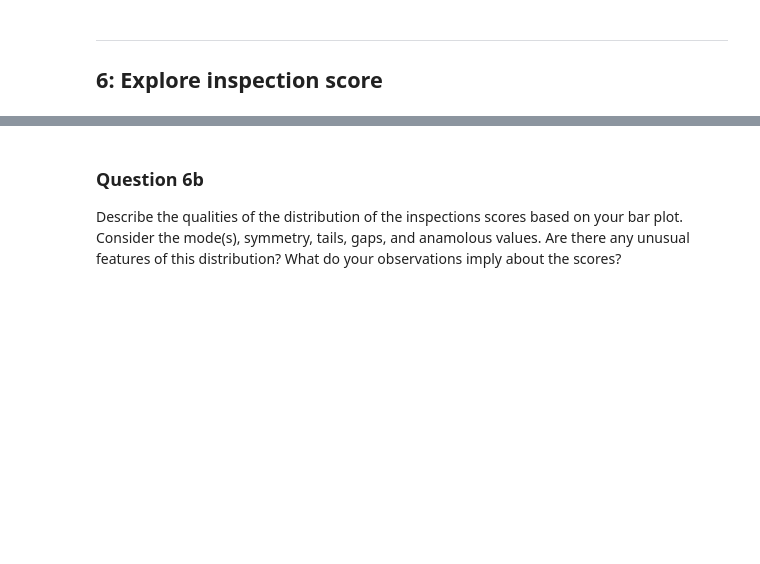
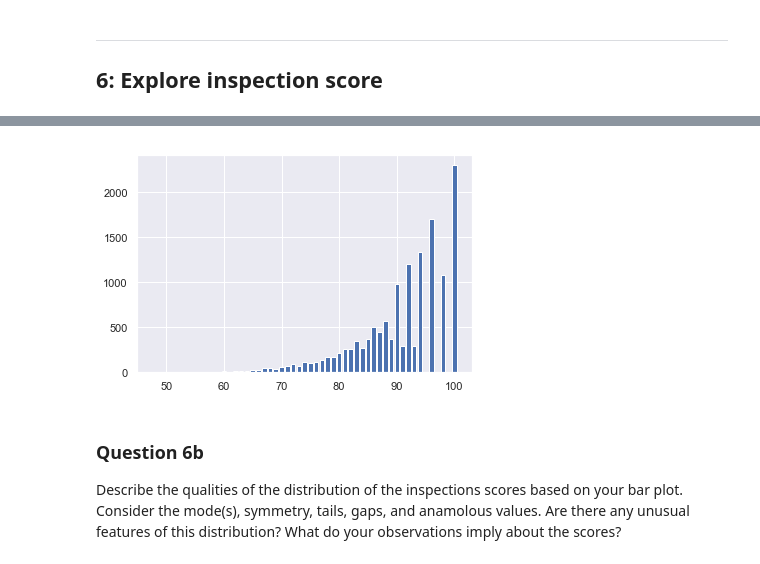
Before and after one commit to lasttillend/DS100, a Jupyter notebook: hw/hw1/hw1.ipynb, the cells around one changed output, grey strips where cells are left out. Cells and saved outputs as stored; diff of their text form; code cells hidden in the pictures; blank space fills up the shorter version.

```diff
--- a/hw/hw1/hw1.ipynb
+++ b/hw/hw1/hw1.ipynb
@@ -176,11 +180,15 @@ When you ran the code above, nothing gets printed. However, this code should hav
 What we see when we opened the file above is good news! It looks like this file is indeed a csv file. Let's check the other three files. This time, rather than opening up the files manually, let's use Python to print out the first 5 lines of each. The `ds100_utils` library has a method called `head` that will allow you to retrieve the first N lines of a file as a list. For example `ds100_utils.head('data/legend.csv', 5)` will return the first 5 lines of "data/legend.csv". Try using this function to print out the first 5 lines of all four files that we just extracted from the zipfile.
 # %%
 # YOUR CODE HERE
-filepath = "./data"
-for file in os.listdir(filepath):
-    print(file)
-    first_5 = ds100_utils.head(os.path.join(filepath, file), 5)
-    for line in first_5:
+dir_path = "./data"
+
+## os.listdir(dir_path) will return a list of all the files in that directory
+for f in os.listdir(dir_path):
+    print(f)
+    file_path = os.path.join(dir_path, f)  ## build the full path filename
+    first_five_lines_in_file = ds100_utils.head(filename = file_path, lines = 5)
+    for line in first_five_lines_in_file:
         print(line)
     print()
+
 # raise NotImplementedError()
@@ -191,15 +217,10 @@ Based on the above information, let's attempt to load `businesses.csv`, `inspect
 
 *Note:* Because of character encoding issues one of the files (`bus`) will require an additional argument `encoding='ISO-8859-1'` when calling `pd.read_csv`.
 # %%
-# path to directory containing data
-dsDir = Path('data')
-
-# Make sure to use these names
-bus = pd.read_csv(os.path.join(dsDir, "businesses.csv"), encoding='ISO-8859-1')
-ins = pd.read_csv(os.path.join(dsDir, "inspections.csv"))
-vio = pd.read_csv(os.path.join(dsDir, "violations.csv"))
-
 # YOUR CODE HERE
+bus = pd.read_csv(os.path.join(dir_path, "businesses.csv"), encoding = 'ISO-8859-1')
+ins = pd.read_csv(os.path.join(dir_path, "inspections.csv"))
+vio = pd.read_csv(os.path.join(dir_path, "violations.csv"))
 # raise NotImplementedError()
 # %% [markdown]
 Now that you've read in the files, let's try some `pd.DataFrame` methods.
@@ -704,13 +992,15 @@ Then make a bar plot of these counts. It should look like the image below. It do
 
 <img src="hist.png" width=400>
 # %%
-scoreCts = ins.score.value_counts()
+scoreCts = ins["score"].value_counts()
 plt.bar(scoreCts.index, scoreCts.values)
 
 # YOUR CODE HERE
 # raise NotImplementedError()
 
 plt.show()
+# %% [output]
+[figure, added]
 # %% [markdown]
 ### Question 6b
 
```
Also changed, not shown: parts of 51 cells of this notebook, 5 other files.
